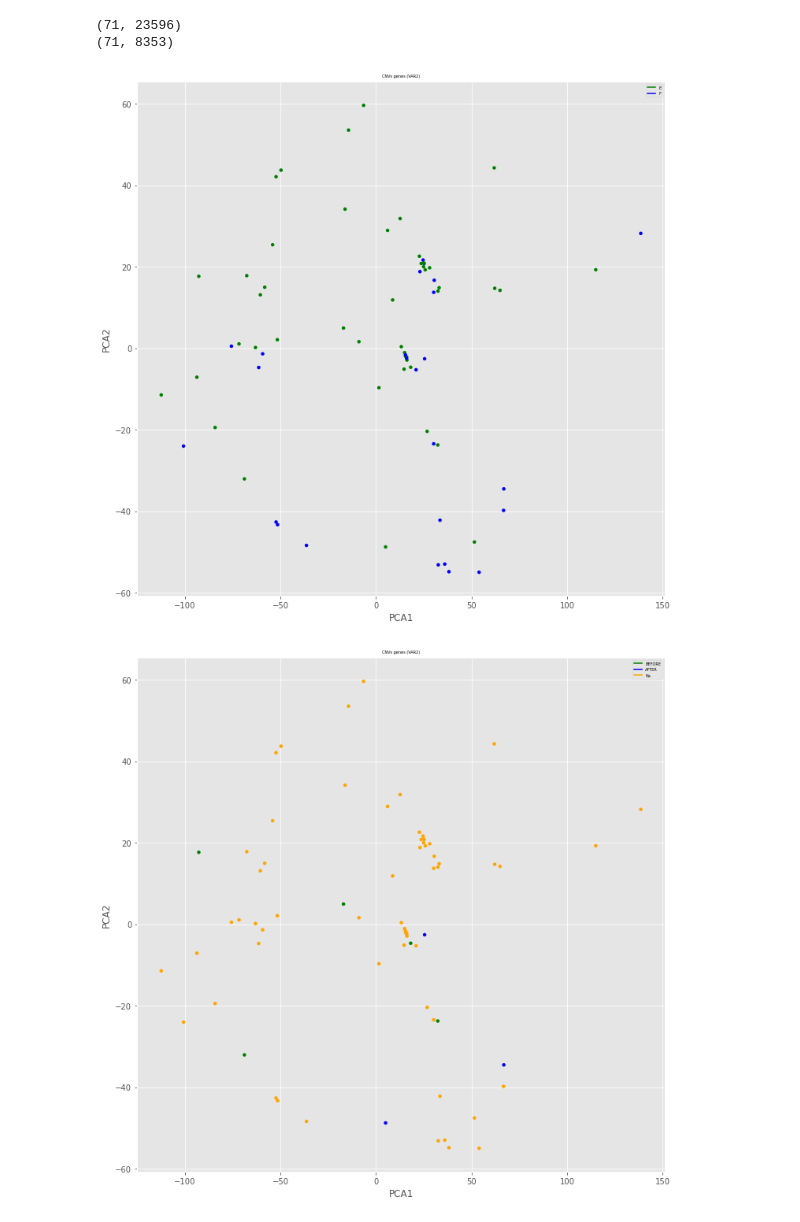
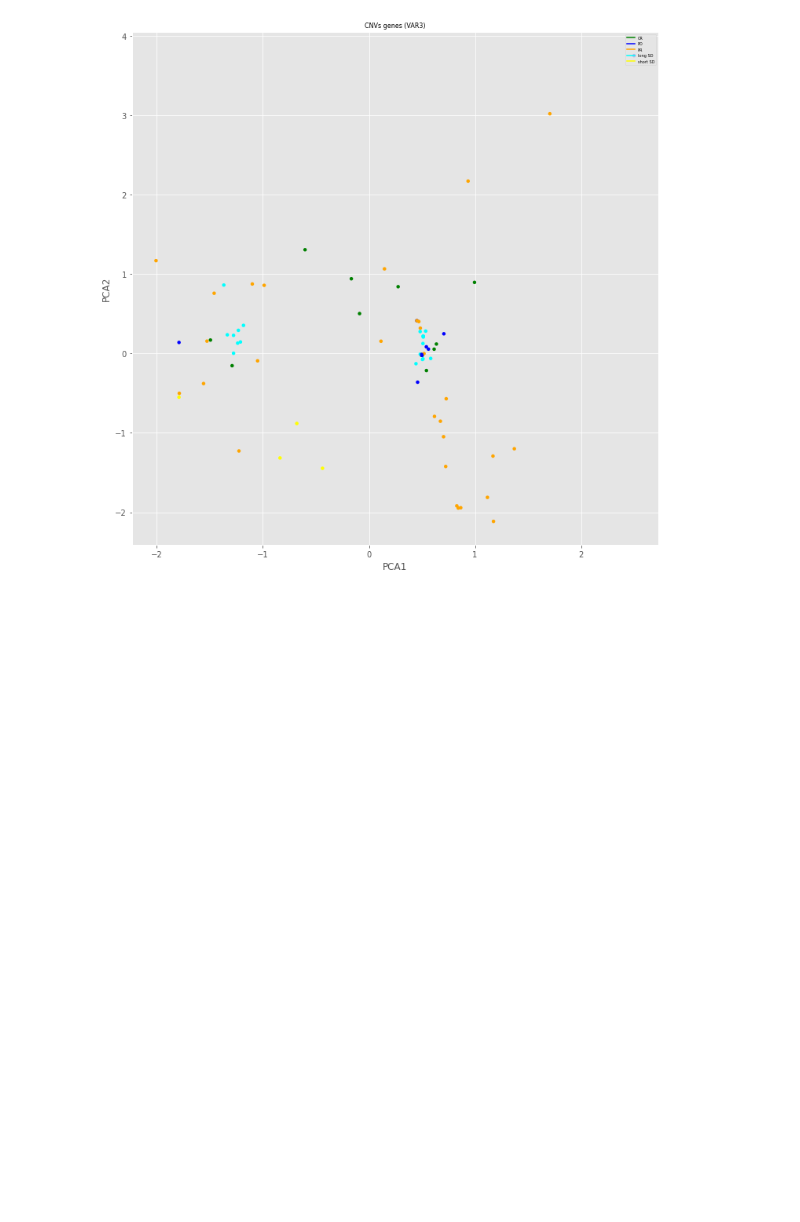
Before and after one commit to jfnavarro/scitron, a Jupyter notebook: analysis_cnvs.ipynb, the cells around one changed output. Drawn from its saved outputs; the diff is of its cells as text; code cells hidden in the pictures; blank space fills up the shorter version.

```diff
--- a/analysis_cnvs.ipynb
+++ b/analysis_cnvs.ipynb
@@ -1,7 +1,7 @@
 # %%
 import pandas as pd
 cnvs = pd.read_csv('../analysis/merged_cnvs.txt', sep="\t", header=0, index_col=0, low_memory=False)
-cnvs_genes = pd.read_csv('merged_cnvs_genes.txt', sep="\t", header=0, index_col=0)
+cnvs_genes = pd.read_csv('../analysis/merged_cnvs_genes.txt', sep="\t", header=0, index_col=0)
 # %%
 metasamples = pd.read_excel('../Metadata2.xlsx')
 
@@ -15,7 +15,11 @@ meta_filtered = metasamples.reindex(df['SAMPLE_ID'].tolist())
 SAMPLES = [x.strip() for x in df['SAMPLE_ID'] + '-' + df['PATIENT_ID']]
 meta_filtered.index = SAMPLES
 
+# Load CNVs and sort them by chromosome
 cnvs = cnvs.loc[:, cnvs.columns[0:3].to_list() + SAMPLES]
-cnvs_genes = cnvs_genes.loc[:, SAMPLES]
+cnvs = cnvs.drop(['chrX', 'chrY'])
+cnvs.index = [x.replace('chr','') for x in cnvs.index]
+cnvs.index = cnvs.index.astype(int)
+cnvs = cnvs.sort_index()
 # %%
 import matplotlib
@@ -184,63 +223,30 @@ for name, group in cnvs.iloc[:,2:].groupby('GENE', axis=0):
 # %%
-from sklearn.decomposition import KernelPCA
-from sklearn.feature_selection import VarianceThreshold
-
-data = cnvs_genes.iloc[:,3:].transpose()
-meta = meta_filtered.reindex(data.index)
+meta = meta_filtered[meta_filtered['VAR3'].notnull()]
+data = cnvs_genes.loc[:, meta.index.tolist()].transpose()
 data[data == 'Na'] = np.nan
 data = data.astype('float')
-data[data < 0.0] = np.nan
-data[data > 3.0] = 4
-data = data.fillna(-1)
-X = data
-print(X.shape)
-sel = VarianceThreshold(threshold=(0.5))
-X_red = sel.fit_transform(X)
-print(X_red.shape)
-reduced_data = KernelPCA(kernel='linear', n_components=2).fit_transform(X_red)
+data = data.fillna(2)
+scaler = StandardScaler()
+data = scaler.fit_transform(data)
+sel = VarianceThreshold(threshold=0.1)
+data = sel.fit_transform(data)
+#data[data < 0] = 0
+#data = np.log1p(data)
 
-labels = [1 if x == 'E' else 2 for x in meta['VAR2']]
-plot_pca(x=reduced_data[:, 0],
-         y=reduced_data[:, 1],
-         colors=labels,
-         labels=['E', 'F'],
-         title='CNVs genes (VAR2)',
-         filename='pca_var1.pdf')
-
-labels = [1 if x == 'BEFORE' else 2 if x == 'AFTER' else 3 for x in meta['VAR1']]
-plot_pca(x=reduced_data[:, 0],
-         y=reduced_data[:, 1],
-         colors=labels,
-         labels=['BEFORE', 'AFTER', 'Na'],
-         title='CNVs genes (VAR2)',
-         filename='pca_var2.pdf')
+reduced_data = PCA(whiten=True, n_components=2).fit_transform(data)
 
 var3 = meta['VAR3'].copy()
 var3.loc[var3 == 'CR'] = 1
 var3.loc[var3 == 'PD'] = 2
 var3.loc[var3 == 'PR'] = 3
 var3.loc[var3 == 'long SD'] = 4
 var3.loc[var3 == 'short SD'] = 5
 labels = ['CR', 'PD', 'PR', 'long SD', 'short SD']
 plot_pca(x=reduced_data[:, 0],
          y=reduced_data[:, 1],
          colors=var3.to_list(),
          labels=labels,
          title='CNVs genes (VAR3)',
          filename='pca_var3.pdf')
-
-var7 = meta['VAR7'].copy()
-var7.loc[var7 == 'doblete'] = 1
-var7.loc[var7 == 'triplete'] = 2
-labels = ['doblete', 'triplete']
-plot_pca(x=reduced_data[:, 0],
-         y=reduced_data[:, 1],
-         colors=var7.to_list(),
-         labels=labels,
-         title='CNVs genes (VAR7)',
-         filename='pca_var7.pdf')
 # %% [output]
-(71, 23596)
-(71, 8353)
-[figure, old version]
+[figure, new version]
-[figure, removed]
```
Also changed, not shown: parts of 10 cells of this notebook, 6 other files.
